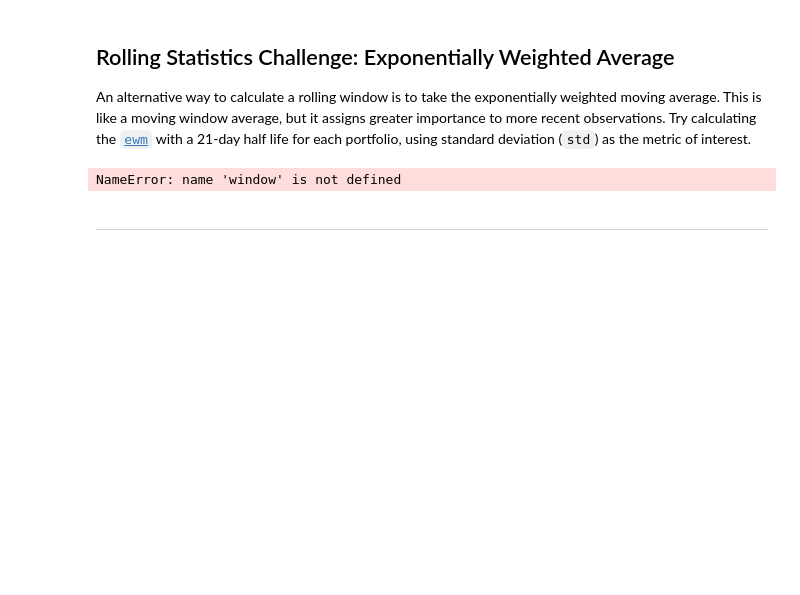
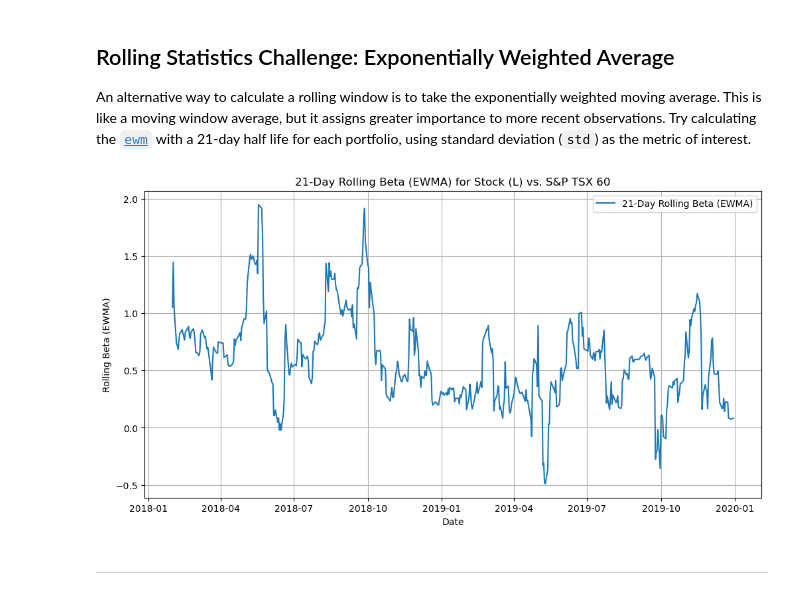
Before and after one commit to Kay-bot/A-Whale-Off-the-Portfolio, a Jupyter notebook: whale_analysis.ipynb, the cells around one changed output. Drawn from its saved outputs; the diff is of its cells as text; code cells hidden in the pictures; blank space fills up the shorter version.

```diff
--- a/whale_analysis.ipynb
+++ b/whale_analysis.ipynb
@@ -643,32 +642,34 @@ An alternative way to calculate a rolling window is to take the exponentially we
 # %%
 # Load the historical data
 L_historical_data = pd.read_csv('./Resources/l_historical.csv', parse_dates=True, index_col="Date")
 sp_tsx_history_data = pd.read_csv('./Resources/sp_tsx_history.csv', parse_dates=True, index_col="Date")
 
 # Merge the two dataframes on date
 merged_data = pd.merge(L_historical_data, sp_tsx_history_data, how='inner', left_index=True, right_index=True)
 
 # Remove the dollar sign and comma from the "Close" column, and convert it to numeric
 merged_data["Close_y"] = merged_data["Close_y"].str.replace('[\$,]', '', regex=True).astype(float)
 
 # Calculate daily returns
 merged_data['L_Return'] = merged_data['Close_x'].pct_change()
 merged_data['SP_TSX_Return'] = merged_data['Close_y'].pct_change()
 
+window=21
+
 # Calculate rolling beta with a 21-day half-life EWMA
 rolling_beta_ewma = merged_data['L_Return'].rolling(window=window).cov(merged_data['SP_TSX_Return']) / merged_data['SP_TSX_Return'].rolling(window=window).var()
 
 # Plot the rolling beta
 plt.figure(figsize=(12, 6))
 plt.plot(rolling_beta_ewma.index, rolling_beta_ewma, label='21-Day Rolling Beta (EWMA)')
 plt.title('21-Day Rolling Beta (EWMA) for Stock (L) vs. S&P TSX 60')
 plt.xlabel('Date')
 plt.ylabel('Rolling Beta (EWMA)')
 plt.legend()
 plt.grid(True)
 plt.show()
 # %% [output]
-NameError: name 'window' is not defined
+[figure, added]
 # %% [markdown]
 ---
 # %% [markdown]
```
Also changed, not shown: parts of 8 cells of this notebook.
